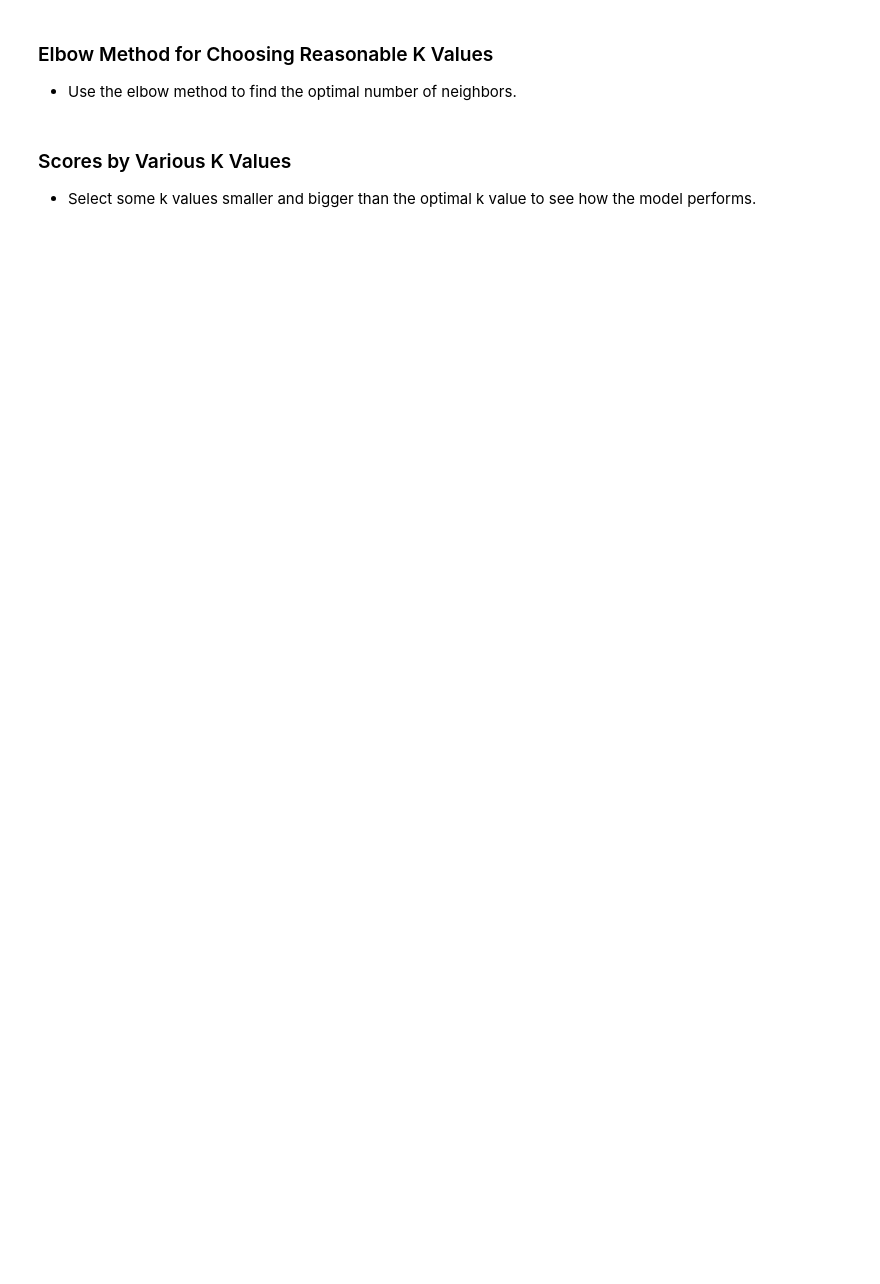
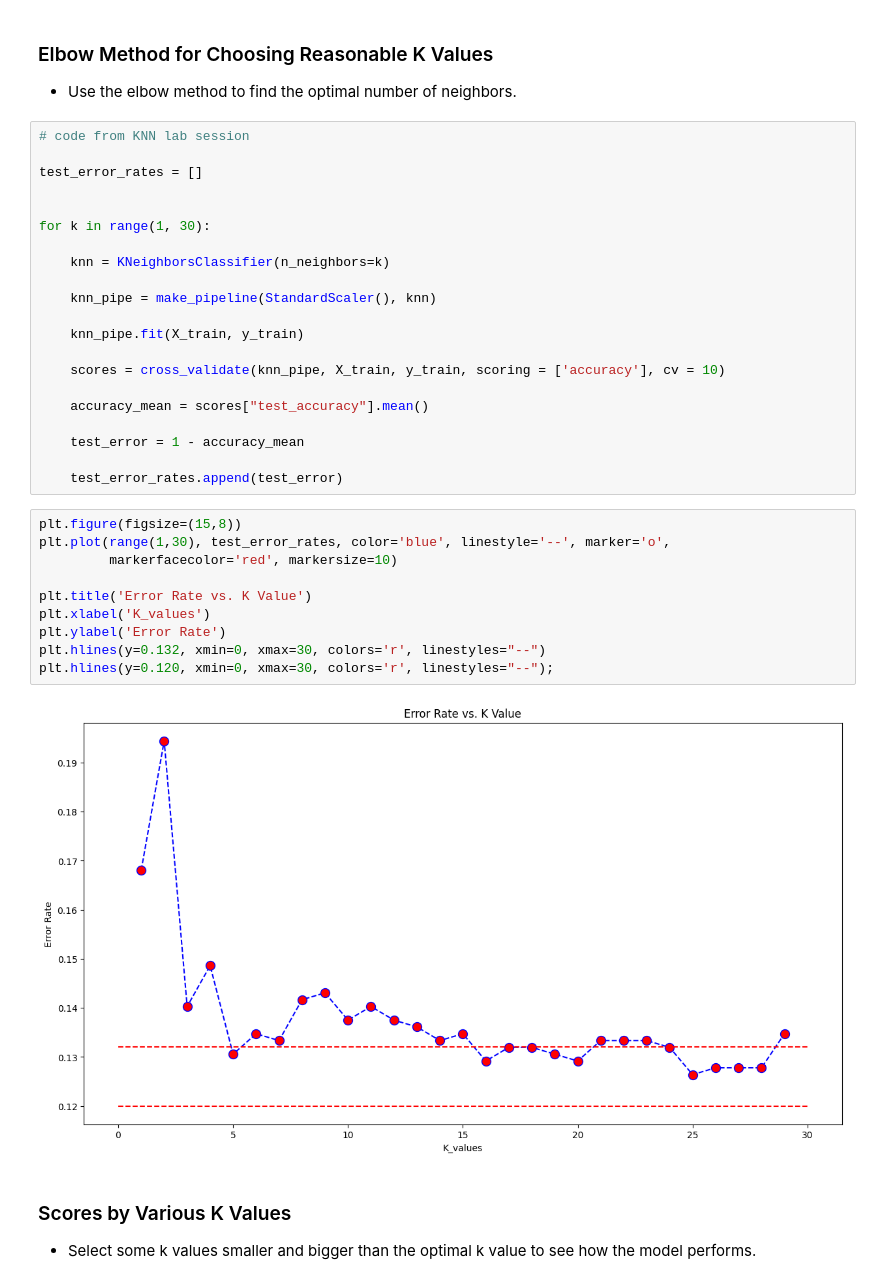
Before and after one commit to 0xArwa/soldier-race-prediction, a Jupyter notebook: week3/Classification HandsOn-1.ipynb, the cells around one changed output. Saved outputs shown, nothing was run; the diff lists cells and outputs as text; blank space fills up the shorter version.

```diff
--- a/week3/Classification HandsOn-1.ipynb
+++ b/week3/Classification HandsOn-1.ipynb
@@ -193,6 +376,39 @@ def eval_metric(model, X_train, y_train, X_test, y_test):
 ### Elbow Method for Choosing Reasonable K Values
 
 - Use the elbow method to find the optimal number of neighbors.
+# %%
+# code from KNN lab session
+
+test_error_rates = []
+
+
+for k in range(1, 30):
+
+    knn = KNeighborsClassifier(n_neighbors=k)
+
+    knn_pipe = make_pipeline(StandardScaler(), knn)
+
+    knn_pipe.fit(X_train, y_train)
+
+    scores = cross_validate(knn_pipe, X_train, y_train, scoring = ['accuracy'], cv = 10)
+
+    accuracy_mean = scores["test_accuracy"].mean()
+
+    test_error = 1 - accuracy_mean
+
+    test_error_rates.append(test_error)
+# %%
+plt.figure(figsize=(15,8))
+plt.plot(range(1,30), test_error_rates, color='blue', linestyle='--', marker='o',
+         markerfacecolor='red', markersize=10)
+
+plt.title('Error Rate vs. K Value')
+plt.xlabel('K_values')
+plt.ylabel('Error Rate')
+plt.hlines(y=0.132, xmin=0, xmax=30, colors='r', linestyles="--")
+plt.hlines(y=0.120, xmin=0, xmax=30, colors='r', linestyles="--");
+# %% [output]
+[figure, added]
 # %% [markdown]
 ### Scores by Various K Values
 
```
Also changed, not shown: parts of 42 cells of this notebook, 2 other files.
